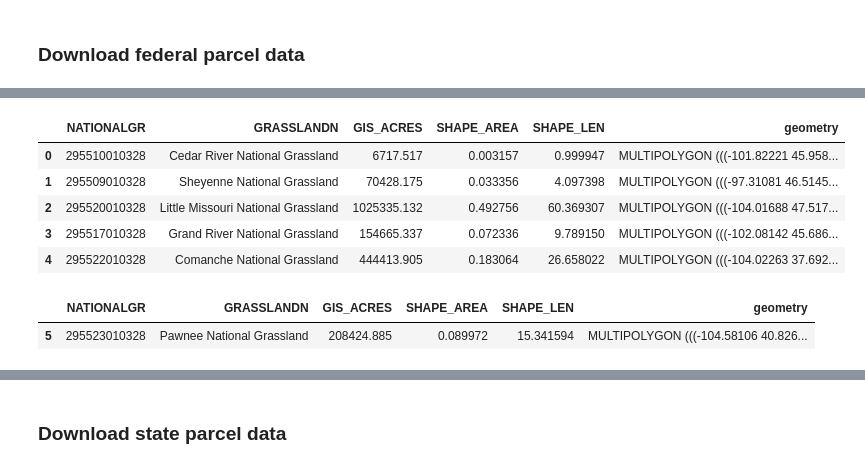
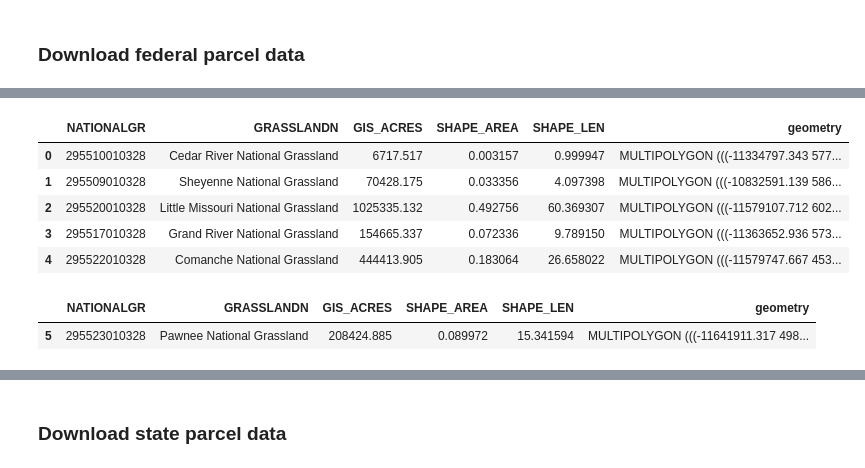
Before and after one commit to maxwarnock/Pawnee-Grasslands-Project, a Jupyter notebook: boundaries.ipynb, the cells around one changed output, grey strips where cells are left out. Saved outputs shown, nothing was run; the diff lists cells and outputs as text; code cells hidden in the pictures.

Commit message:
boundary download improvements

```diff
--- a/boundaries.ipynb
+++ b/boundaries.ipynb
@@ -61,3 +69,23 @@ os.makedirs(data_dir, exist_ok=True)
 ### set a directory for the National Grassland boundary data
 boundary_dir = os.path.join(data_dir, 'boundary')
 os.makedirs(boundary_dir, exist_ok=True)
+
+
+### set an inner directory for boundary data processing
+bound_process_dir = os.path.join(boundary_dir, 'boundary-data-processing')
+os.makedirs(bound_process_dir, exist_ok=True)
+
+
+### set a directory for the master boundary data
+master_boundary_dir = os.path.join(bound_process_dir, 'master_boundary')
+os.makedirs(master_boundary_dir, exist_ok=True)
+
+
+### set a directory for the federal boundary data
+federal_boundary_dir = os.path.join(bound_process_dir, 'federal_boundary')
+os.makedirs(federal_boundary_dir, exist_ok=True)
+
+
+### set a directory for the state boundary data
+state_boundary_dir = os.path.join(bound_process_dir, 'state_boundary')
+os.makedirs(state_boundary_dir, exist_ok=True)
@@ -68,4 +91,0 @@ os.makedirs(master_boundary_dir, exist_ok=True)
-# %%
-### set a directory for the federal boundary data
-federal_boundary_dir = os.path.join(boundary_dir, 'federal_boundary')
-os.makedirs(federal_boundary_dir, exist_ok=True)
@@ -169,28 +185,31 @@ Extracted to: C:\Users\warno\earth-analytics\data\pawnee-grasslands-project\boun
 # %%
-### path to extracted file
-pawnee_fed_boundary_path = os.path.join(federal_boundary_dir, "S_USA.BdyDesg_LSRS_NationalGrassland.shp")
+### path to extracted folder
+extrct_fed_boundary_dir = os.path.join(federal_boundary_dir, "fed_grassland")
+
+### build full path
+pawnee_fed_boundary_path = os.path.join(extrct_fed_boundary_dir, "fed_grasslands_reproject.shp")
 
 ### read the file
 fed_boundary_gdf = gpd.read_file(pawnee_fed_boundary_path)
 
 ### check it
 fed_boundary_gdf.head()
 # %% [output]
 |  | NATIONALGR | GRASSLANDN | GIS_ACRES | SHAPE_AREA | SHAPE_LEN | geometry |
-| 0 | 295510010328 | Cedar River National Grassland | 6717.517 | 0.003157 | 0.999947 | MULTIPOLYGON (((-101.82221 45.958... |
-| 1 | 295509010328 | Sheyenne National Grassland | 70428.175 | 0.033356 | 4.097398 | MULTIPOLYGON (((-97.31081 46.5145... |
-| 2 | 295520010328 | Little Missouri National Grassland | 1025335.132 | 0.492756 | 60.369307 | MULTIPOLYGON (((-104.01688 47.517... |
-| 3 | 295517010328 | Grand River National Grassland | 154665.337 | 0.072336 | 9.789150 | MULTIPOLYGON (((-102.08142 45.686... |
-| 4 | 295522010328 | Comanche National Grassland | 444413.905 | 0.183064 | 26.658022 | MULTIPOLYGON (((-104.02263 37.692... |
+| 0 | 295510010328 | Cedar River National Grassland | 6717.517 | 0.003157 | 0.999947 | MULTIPOLYGON (((-11334797.343 577... |
+| 1 | 295509010328 | Sheyenne National Grassland | 70428.175 | 0.033356 | 4.097398 | MULTIPOLYGON (((-10832591.139 586... |
+| 2 | 295520010328 | Little Missouri National Grassland | 1025335.132 | 0.492756 | 60.369307 | MULTIPOLYGON (((-11579107.712 602... |
+| 3 | 295517010328 | Grand River National Grassland | 154665.337 | 0.072336 | 9.789150 | MULTIPOLYGON (((-11363652.936 573... |
+| 4 | 295522010328 | Comanche National Grassland | 444413.905 | 0.183064 | 26.658022 | MULTIPOLYGON (((-11579747.667 453... |
 # %%
-# select only Pawnee National Grassland
+### select only Pawnee National Grassland
 pawnee_fed = fed_boundary_gdf[fed_boundary_gdf["GRASSLANDN"] == "Pawnee National Grassland"].copy()
 
-# check the result
+### check the result
 pawnee_fed
 # %% [output]
 |  | NATIONALGR | GRASSLANDN | GIS_ACRES | SHAPE_AREA | SHAPE_LEN | geometry |
-| 5 | 295523010328 | Pawnee National Grassland | 208424.885 | 0.089972 | 15.341594 | MULTIPOLYGON (((-104.58106 40.826... |
+| 5 | 295523010328 | Pawnee National Grassland | 208424.885 | 0.089972 | 15.341594 | MULTIPOLYGON (((-11641911.317 498... |
 # %%
 ### make sure its in EPSG 4326
 pawnee_fed = pawnee_fed.to_crs(epsg=4326)
```
Also changed, not shown: parts of 15 cells of this notebook.
